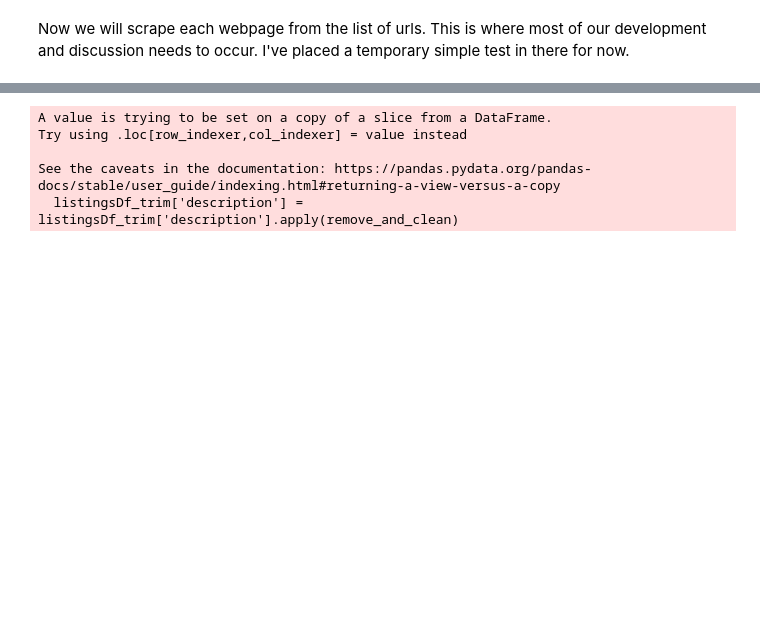
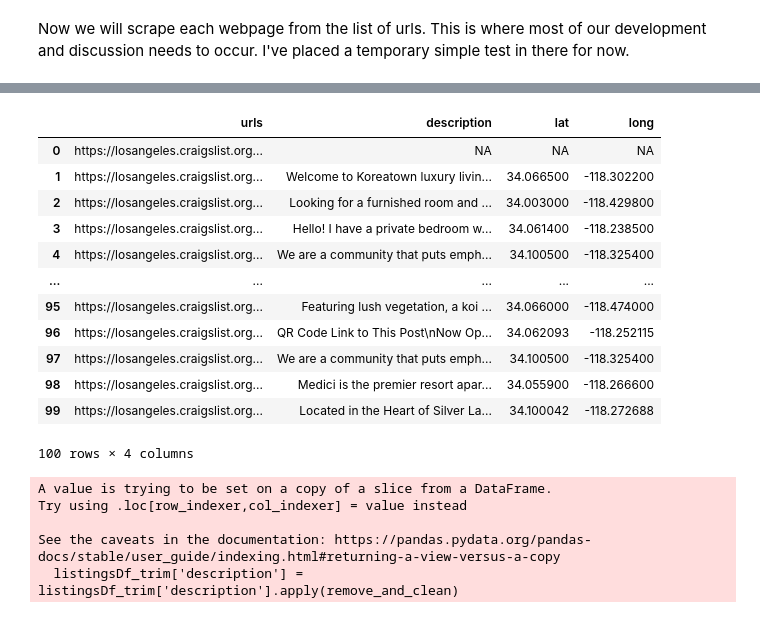
Before and after one commit to zotheo/uds_parks, a Jupyter notebook: Scraping.ipynb, the cells around one changed output, grey strips where cells are left out. Saved outputs shown, nothing was run; the diff lists cells and outputs as text; code cells hidden in the pictures; blank space fills up the shorter version.

```diff
--- a/Scraping.ipynb
+++ b/Scraping.ipynb
@@ -139,3 +187,19 @@ See the caveats in the documentation: https://pandas.pydata.org/pandas-docs/stab
+# %%
+listingsDf_trim_100
+# %% [output]
+|  | urls | description | lat | long |
+| 0 | https://losangeles.craigslist.org... | NA | NA | NA |
+| 1 | https://losangeles.craigslist.org... | Welcome to Koreatown luxury livin... | 34.066500 | -118.302200 |
+| 2 | https://losangeles.craigslist.org... | Looking for a furnished room and ... | 34.003000 | -118.429800 |
+| 3 | https://losangeles.craigslist.org... | Hello! I have a private bedroom w... | 34.061400 | -118.238500 |
+| 4 | https://losangeles.craigslist.org... | We are a community that puts emph... | 34.100500 | -118.325400 |
+| ... | ... | ... | ... | ... |
+| 95 | https://losangeles.craigslist.org... | Featuring lush vegetation, a koi ... | 34.066000 | -118.474000 |
+| 96 | https://losangeles.craigslist.org... | QR Code Link to This Post\nNow Op... | 34.062093 | -118.252115 |
+| 97 | https://losangeles.craigslist.org... | We are a community that puts emph... | 34.100500 | -118.325400 |
+| 98 | https://losangeles.craigslist.org... | Medici is the premier resort apar... | 34.055900 | -118.266600 |
+| 99 | https://losangeles.craigslist.org... | Located in the Heart of Silver La... | 34.100042 | -118.272688 |
+100 rows × 4 columns
 # %%
 import re
 
```
Also changed, not shown: parts of 16 cells of this notebook.
